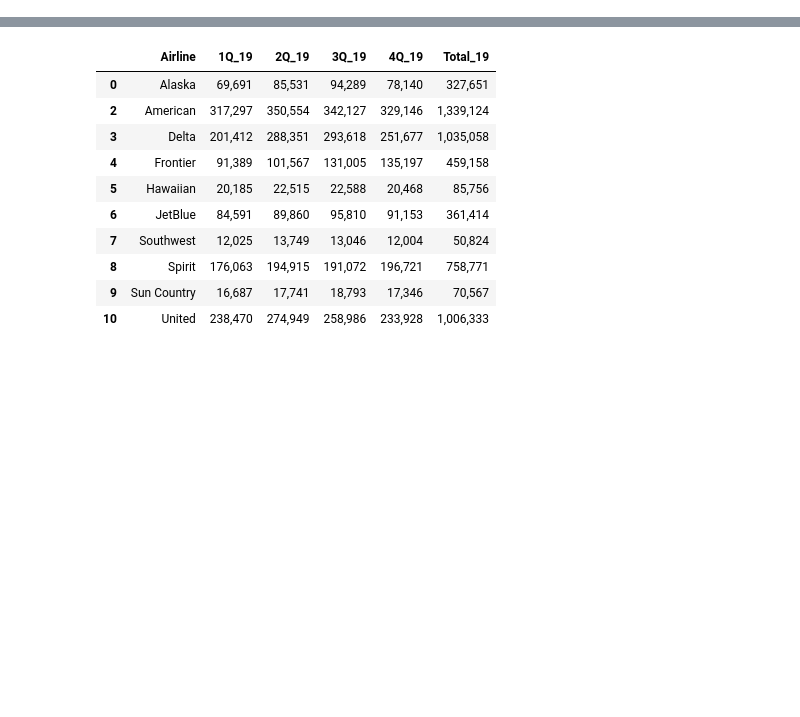
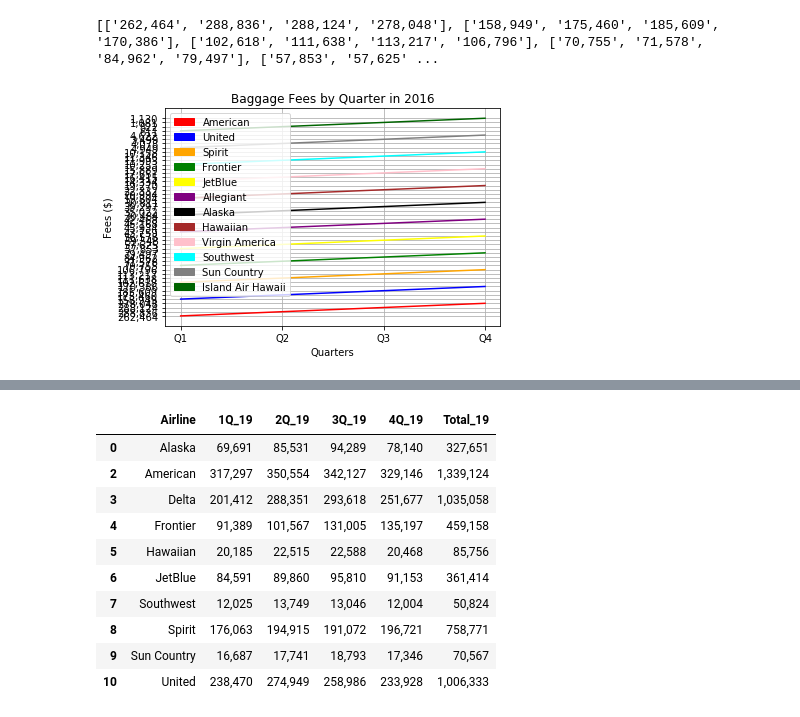
Before and after one commit to marcum531/Project1, a Jupyter notebook: Baggage_Fees.ipynb, the cells around one changed output, grey strips where cells are left out. Cells and saved outputs as stored; diff of their text form; code cells hidden in the pictures; blank space fills up the shorter version.

```diff
--- a/Baggage_Fees.ipynb
+++ b/Baggage_Fees.ipynb
@@ -63,0 +36,9 @@ ValueError: Unrecognized character A in format string
+# %%
+fees16_dfc = fees16_dfb.drop(columns=["Total_16"])
+fees16_dfd = fees16_dfc.reset_index()
+
+del fees16_dfd['Airline']
+# %%
+fees16_dfcc = fees16_dfd
+fees16_dfcc.columns = ['Q1_16', 'Q2_16', 'Q3_16','Q4_16']
+fees16_dfcc
@@ -64 +59,62 @@ ValueError: Unrecognized character A in format string
+# %%
+main_list = []
+for index, rows in fees16_dfcc.iterrows():
+
+    my_list = [rows.Q1_16, rows.Q2_16, rows.Q3_16, rows.Q4_16]
+    main_list.append(my_list)
+
+print(main_list)
+# %% [output]
+[['262,464', '288,836', '288,124', '278,048'], ['158,949', '175,460', '185,609', '170,386'], ['102,618', '111,638', '113,217', '106,796'], ['70,755', '71,578', '84,962', '79,497'], ['57,853', '57,625' ...
+# %%
+x_labels = ['Q1', 'Q2', 'Q3', 'Q4']
+y1 = main_list[0]
+y2 = main_list[1]
+y3 = main_list[2]
+y4 = main_list[3]
+y5 = main_list[4]
+y6 = main_list[5]
+y7 = main_list[6]
+y8 = main_list[7]
+y9 = main_list[8]
+y10 = main_list[9]
+y11 = main_list[10]
+y12 = main_list[11]
+
+plt.plot(y1, color='red')
+plt.plot(y2, color='blue')
+plt.plot(y3, color='orange')
+plt.plot(y4, color='green')
+plt.plot(y5, color='yellow')
+plt.plot(y6, color='purple')
+plt.plot(y7, color='black')
+plt.plot(y8, color='brown')
+plt.plot(y9, color='pink')
+plt.plot(y10, color='cyan')
+plt.plot(y11, color='gray')
+plt.plot(y12, color='darkgreen')
+
+plt.title('Baggage Fees by Quarter in 2016')
+plt.xlabel('Quarters')
+plt.ylabel('Fees ($)')
+plt.xticks(np.arange(len(x_labels)), x_labels)
+
+red = mpatches.Patch(color='red', label="American")
+blue = mpatches.Patch(color='blue', label='United')
+orange = mpatches.Patch(color='orange', label="Spirit")
+green = mpatches.Patch(color='green', label='Frontier')
+yellow = mpatches.Patch(color='yellow', label='JetBlue')
+purple = mpatches.Patch(color='purple', label='Allegiant')
+black = mpatches.Patch(color='black', label='Alaska')
+brown = mpatches.Patch(color='brown', label='Hawaiian')
+pink = mpatches.Patch(color='pink', label='Virgin America')
+cyan = mpatches.Patch(color='cyan', label='Southwest')
+gray = mpatches.Patch(color='gray', label='Sun Country')
+dark_green = mpatches.Patch(color='darkgreen', label='Island Air Hawaii')
+plt.legend(handles=[red, blue, orange, green, yellow, purple, black, brown, pink, cyan, gray, dark_green])
+
+plt.grid()
+plt.show()
+# %% [output]
+[figure, added]
 # %%
```
Also changed, not shown: parts of 17 cells of this notebook, 7 other files.
